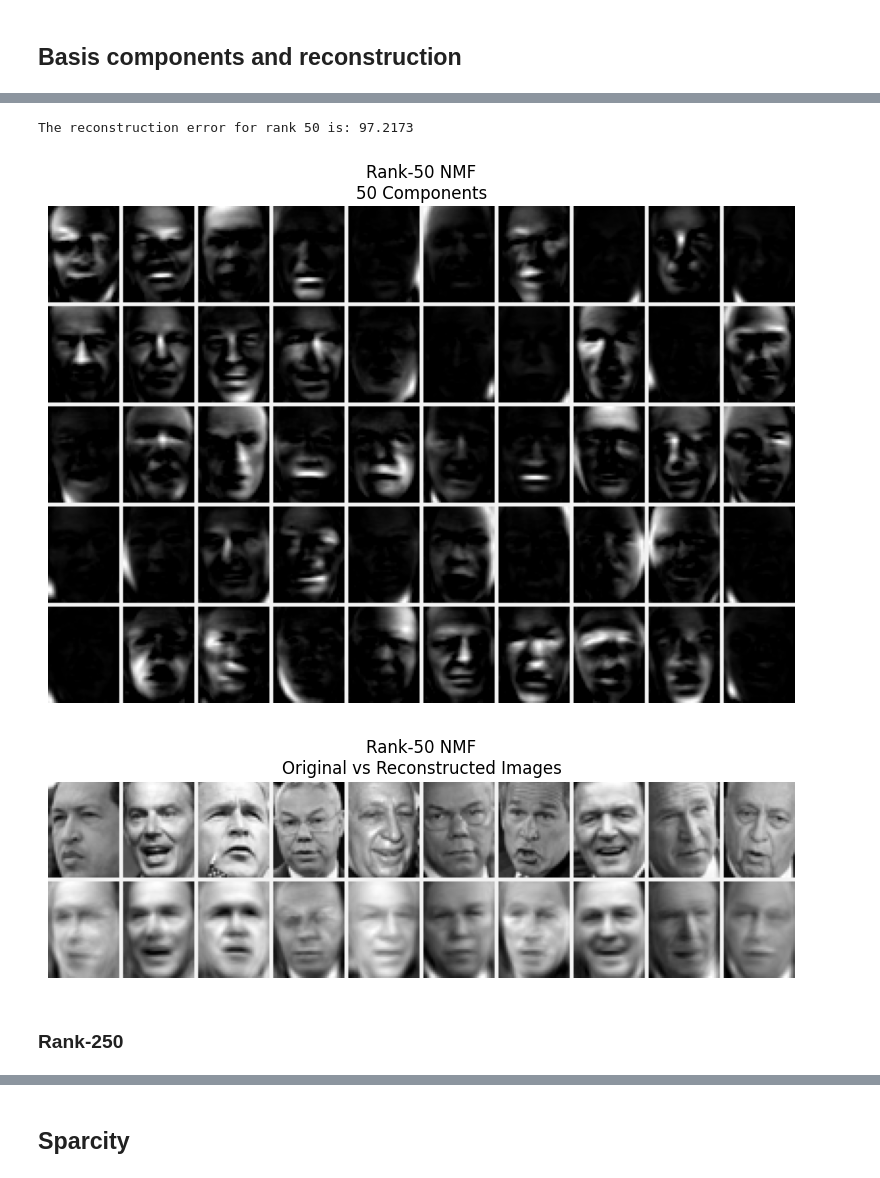
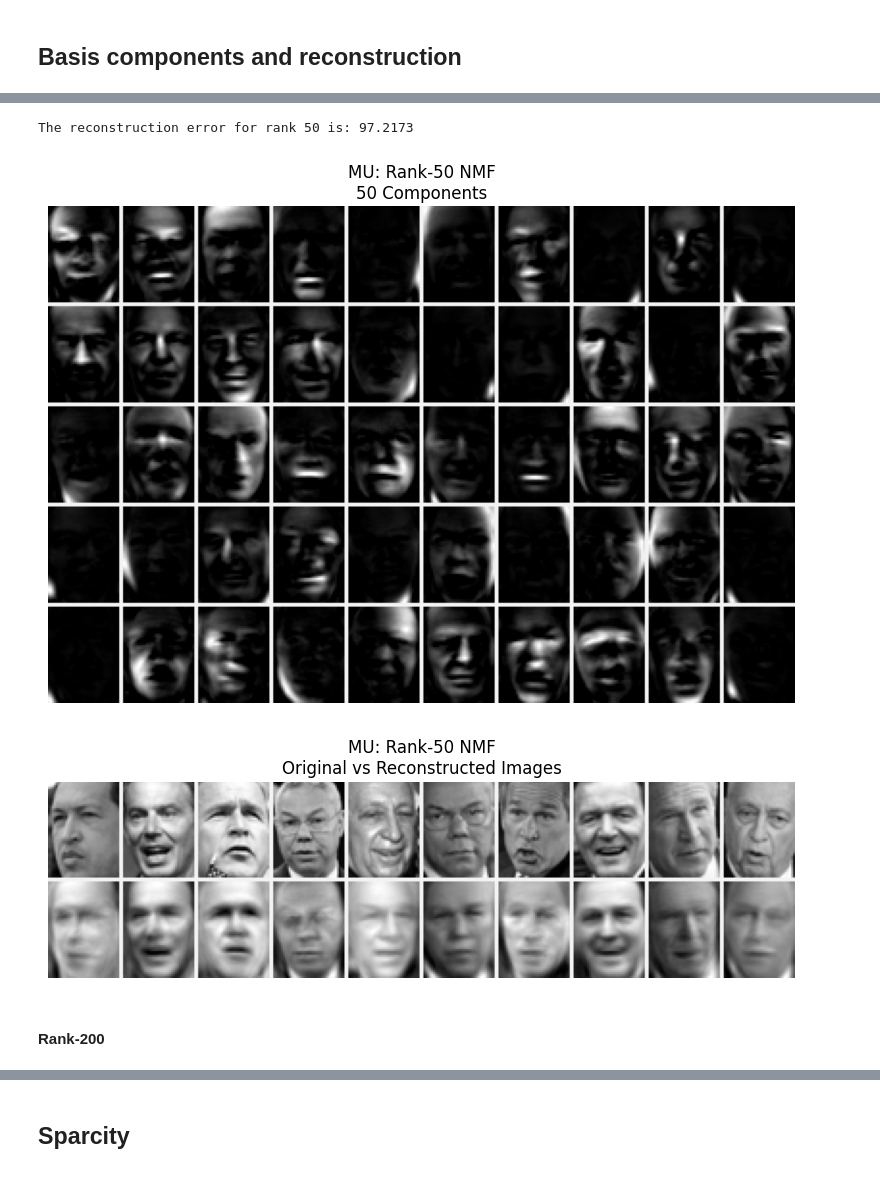
Before and after one commit to sofillav/nmf_project, a Jupyter notebook: notebook.ipynb, the cells around one changed output, grey strips where cells are left out. Saved outputs shown, nothing was run; the diff lists cells and outputs as text; code cells hidden in the pictures.

```diff
--- a/notebook.ipynb
+++ b/notebook.ipynb
@@ -168,36 +257,36 @@ The reconstruction error for rank 20 is: 121.7492
 # %%
 r = 50
 data = np.load(f"nmf_models/mu_nmf_rank_{r}.npz")
 W = data['W']
 H = data['H']
 
 # Check reconstruction
 X_reconstructed = W @ H
 error = np.linalg.norm(X - X_reconstructed, 'fro')
 print(f"\nThe reconstruction error for rank {r} is: {error:.4f}")
 
 n_components = 50
 plot_nmf_components(
     W,
     image_shape=images_shape,
     n_components=n_components,
     n_cols=10,
-    title=f"Rank-{r} NMF\n{n_components} Components"
+    title=f"MU: Rank-{r} NMF\n{n_components} Components"
 )
 
 plot_reconstructed_images(
     X, X_reconstructed,
     image_shape=images_shape,
     indices=list(range(0,10)),
     n_cols=10,
-    title=f"Rank-{r} NMF\nOriginal vs Reconstructed Images"
+    title=f"MU: Rank-{r} NMF\nOriginal vs Reconstructed Images"
 )
 # %% [output]
 The reconstruction error for rank 50 is: 97.2173
-[figure, old version]
+[figure, new version]
-[figure, old version]
+[figure, new version]
 # %% [markdown]
-### Rank-250
+#### Rank-200
 # %%
 r = 200
 data = np.load(f"nmf_models/mu_nmf_rank_{r}.npz")
```
Also changed, not shown: parts of 24 cells of this notebook.
